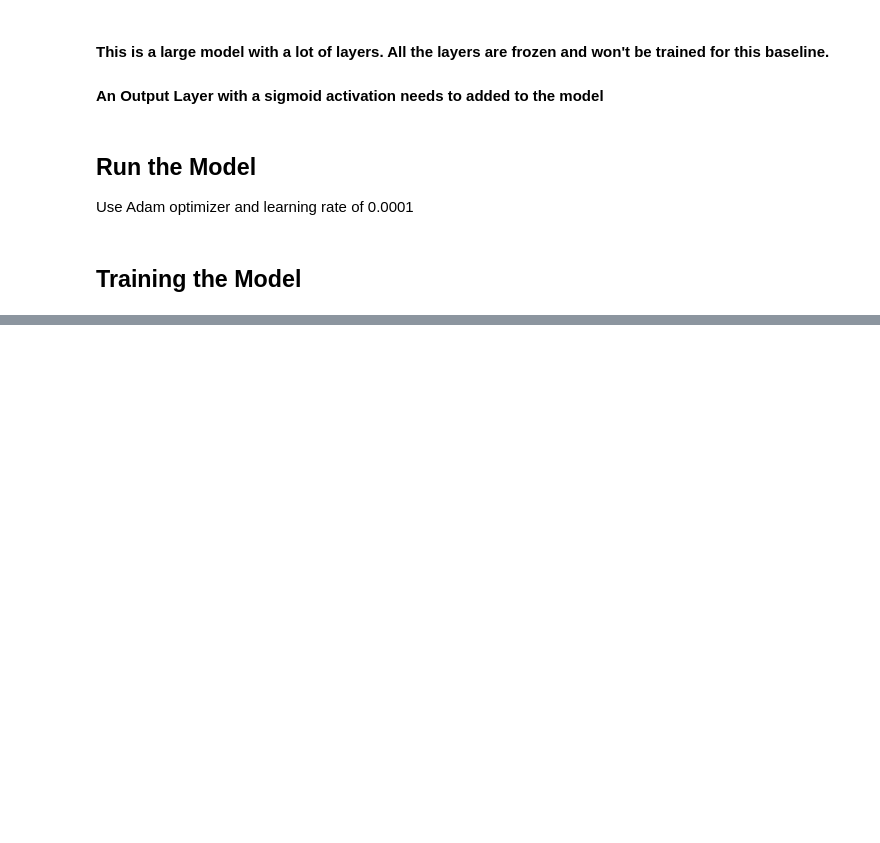
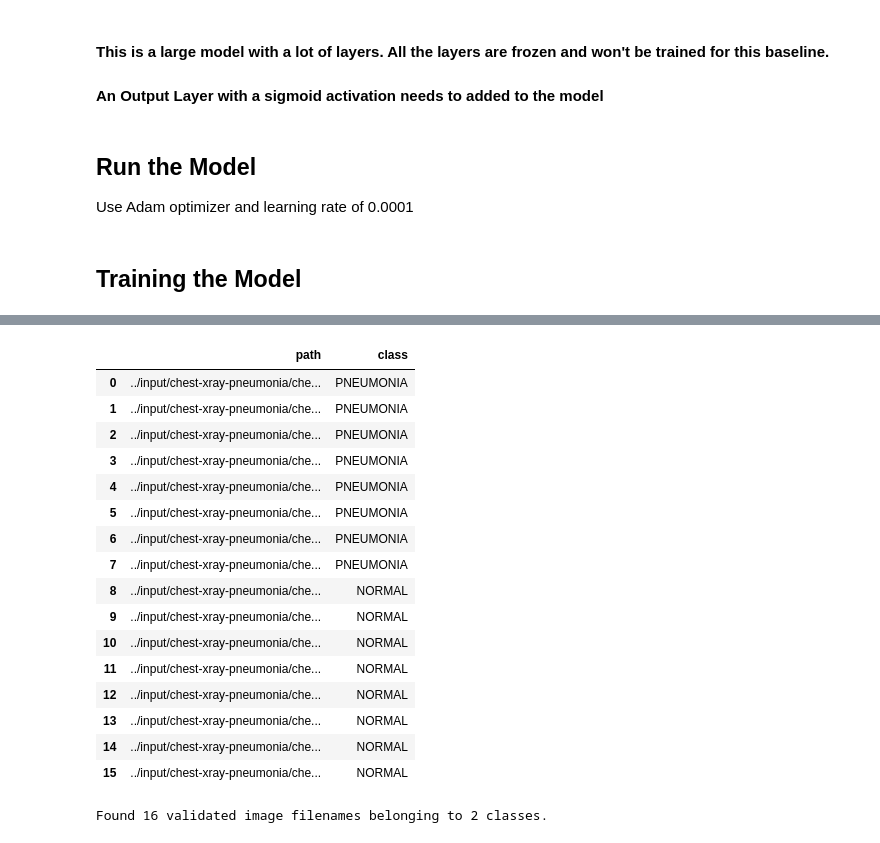
Before and after one commit to dagartga/Chest_X-Ray_Pneumonia_Classifier, a Jupyter notebook: chest-xray-baseline-densenet169.ipynb, the cells around one changed output, grey strips where cells are left out. Cells and saved outputs as stored; diff of their text form; code cells hidden in the pictures; blank space fills up the shorter version.

Commit message:
Kaggle Notebook | Chest-Xray-Baseline_DenseNet_ResNet_MobileNet | Version 5

```diff
--- a/chest-xray-baseline-densenet169.ipynb
+++ b/chest-xray-baseline-densenet169.ipynb
@@ -10,9 +10,9 @@ import pandas as pd # data processing, CSV file I/O (e.g. pd.read_csv)
 # For example, running this (by clicking run or pressing Shift+Enter) will list all files under the input directory
 
 import os
-for dirname, _, filenames in os.walk('/kaggle/input'):
-    for filename in filenames:
-        print(os.path.join(dirname, filename))
+# for dirname, _, filenames in os.walk('/kaggle/input'):
+#     for filename in filenames:
+#         print(os.path.join(dirname, filename))
 
 # You can write up to 20GB to the current directory (/kaggle/working/) that gets preserved as output when you create a version using "Save & Run All"
 # You can also write temporary files to /kaggle/temp/, but they won't be saved outside of the current session
@@ -257,0 +267,48 @@ Epoch 00008: early stopping
+# %%
+# create a dictionary for storing path and class for the validation set
+path_list = []
+class_list = []
+for dirname, _, filenames in os.walk(validation_data_dir):
+    for filename in filenames:
+        path = os.path.join(dirname, filename)
+
+        path_list.append(path)
+        # assign the classification to the path
+        if "NORMAL" in dirname:
+            class_list.append('NORMAL')
+        else:
+            class_list.append('PNEUMONIA')
+
+valid_dict = {'path':path_list, 'class':class_list}
+# %%
+valid_df = pd.DataFrame(valid_dict)
+valid_df
+# %% [output]
+|  | path | class |
+| 0 | ../input/chest-xray-pneumonia/che... | PNEUMONIA |
+| 1 | ../input/chest-xray-pneumonia/che... | PNEUMONIA |
+| 2 | ../input/chest-xray-pneumonia/che... | PNEUMONIA |
+| 3 | ../input/chest-xray-pneumonia/che... | PNEUMONIA |
+| 4 | ../input/chest-xray-pneumonia/che... | PNEUMONIA |
+| 5 | ../input/chest-xray-pneumonia/che... | PNEUMONIA |
+| 6 | ../input/chest-xray-pneumonia/che... | PNEUMONIA |
+| 7 | ../input/chest-xray-pneumonia/che... | PNEUMONIA |
+| 8 | ../input/chest-xray-pneumonia/che... | NORMAL |
+| 9 | ../input/chest-xray-pneumonia/che... | NORMAL |
+| 10 | ../input/chest-xray-pneumonia/che... | NORMAL |
+| 11 | ../input/chest-xray-pneumonia/che... | NORMAL |
+| 12 | ../input/chest-xray-pneumonia/che... | NORMAL |
+| 13 | ../input/chest-xray-pneumonia/che... | NORMAL |
+| 14 | ../input/chest-xray-pneumonia/che... | NORMAL |
+| 15 | ../input/chest-xray-pneumonia/che... | NORMAL |
+# %%
+validation_generator = val_datagen.flow_from_dataframe(
+                    dataframe = valid_df,
+                    x_col = 'path',
+                    y_col = 'class',
+                    target_size=(img_width, img_height),
+                    batch_size=batch_size,
+                    class_mode='binary',
+                    shuffle=False)
+# %% [output]
+Found 16 validated image filenames belonging to 2 classes.
```
Also changed, not shown: parts of 37 cells of this notebook.
